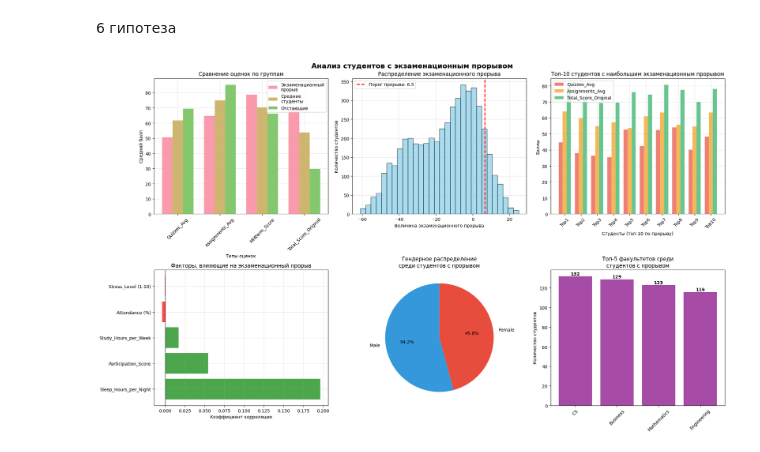
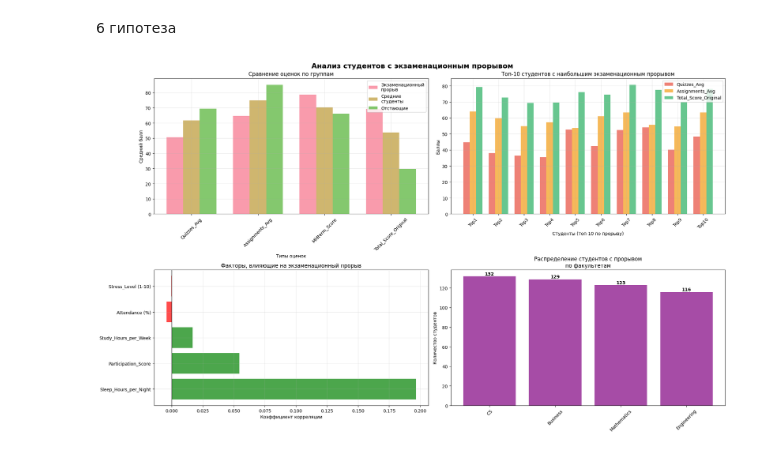
Before and after one commit to LukyanovD/my_cursov, a Jupyter notebook: Курсовая_по_BIG_DATA.ipynb, the cells around one changed output. Drawn from its saved outputs; the diff is of its cells as text; code cells hidden in the pictures.

```diff
--- a/Курсовая_по_BIG_DATA.ipynb
+++ b/Курсовая_по_BIG_DATA.ipynb
@@ -447,7 +393,7 @@ low_breakthrough = new_df6[new_df6['Exam_Breakthrough'] <= new_df6['Exam_Breakth
 average_students = new_df6[(new_df6['Exam_Breakthrough'] > new_df6['Exam_Breakthrough'].quantile(0.1)) &
                      (new_df6['Exam_Breakthrough'] < new_df6['Exam_Breakthrough'].quantile(0.9))]
 
-fig, axes = plt.subplots(2, 3, figsize=(20, 12))
+fig, axes = plt.subplots(2, 2, figsize=(20, 12))
 fig.suptitle('Анализ студентов с экзаменационным прорывом', fontsize=16, fontweight='bold', y=0.98)
 
 groups_comparison = pd.concat([
@@ -475,74 +421,61 @@ axes[0,0].grid(True, alpha=0.3)
 
 
 
-axes[0,1].hist(new_df6['Exam_Breakthrough'], bins=30, alpha=0.7, color='skyblue', edgecolor='black')
-axes[0,1].axvline(breakthrough_threshold, color='red', linestyle='--', linewidth=2,
-                 label=f'Порог прорыва: {breakthrough_threshold:.1f}')
-axes[0,1].set_xlabel('Величина экзаменационного прорыва')
-axes[0,1].set_ylabel('Количество студентов')
-axes[0,1].set_title('Распределение экзаменационного прорыва')
-axes[0,1].legend()
-axes[0,1].grid(True, alpha=0.3)
-
-
-
 top_10_breakthrough = new_df6.nlargest(10, 'Exam_Breakthrough')[['Student_ID', 'Exam_Breakthrough',
                                                            'Quizzes_Avg', 'Assignments_Avg', 'Total_Score_Original']]
 
 x_pos = np.arange(len(top_10_breakthrough))
 width = 0.25
 
-axes[0,2].bar(x_pos - width, top_10_breakthrough['Quizzes_Avg'], width,
+axes[0,1].bar(x_pos - width, top_10_breakthrough['Quizzes_Avg'], width,
               label='Quizzes_Avg', alpha=0.7, color='#e74c3c')
-axes[0,2].bar(x_pos, top_10_breakthrough['Assignments_Avg'], width,
+axes[0,1].bar(x_pos, top_10_breakthrough['Assignments_Avg'], width,
               label='Assignments_Avg', alpha=0.7, color='#f39c12')
-axes[0,2].bar(x_pos + width, top_10_breakthrough['Total_Score_Original'], width,
+axes[0,1].bar(x_pos + width, top_10_breakthrough['Total_Score_Original'], width,
               label='Total_Score_Original', alpha=0.7, color='#27ae60')
 
-axes[0,2].set_xlabel('Студенты (топ-10 по прорыву)')
-axes[0,2].set_ylabel('Баллы')
-axes[0,2].set_title('Топ-10 студентов с наибольшим экзаменационным прорывом')
-axes[0,2].set_xticks(x_pos)
-axes[0,2].set_xticklabels([f'Top{i+1}' for i in range(10)], rotation=45)
-axes[0,2].legend()
-axes[0,2].grid(True, alpha=0.3)
+axes[0,1].set_xlabel('Студенты (топ-10 по прорыву)')
+axes[0,1].set_ylabel('Баллы')
+axes[0,1].set_title('Топ-10 студентов с наибольшим экзаменационным прорывом')
+axes[0,1].set_xticks(x_pos)
+axes[0,1].set_xticklabels([f'Top{i+1}' for i in range(10)], rotation=45)
+axes[0,1].legend()
+axes[0,1].grid(True, alpha=0.3)
 
 
 factors = ['Study_Hours_per_Week', 'Attendance (%)', 'Stress_Level (1-10)',
            'Sleep_Hours_per_Night', 'Participation_Score']
 
 factor_data = []
 for factor in factors:
     if factor in new_df6.columns:
         correlation = new_df6['Exam_Breakthrough'].corr(new_df6[factor])
         factor_data.append((factor, correlation))
 
 factor_data.sort(key=lambda x: abs(x[1]), reverse=True)
 factors_sorted = [x[0] for x in factor_data[:5]]
 correlations_sorted = [x[1] for x in factor_data[:5]]
 
 colors = ['green' if corr > 0 else 'red' for corr in correlations_sorted]
 bars = axes[1,0].barh(factors_sorted, correlations_sorted, color=colors, alpha=0.7)
+
+
 axes[1,0].set_xlabel('Коэффициент корреляции')
 axes[1,0].set_title('Факторы, влияющие на экзаменационный прорыв')
 axes[1,0].axvline(0, color='black', linewidth=0.8)
 axes[1,0].grid(True, alpha=0.3)
 
-gender_breakthrough = high_breakthrough['Gender'].value_counts(normalize=True) * 100
-axes[1,1].pie(gender_breakthrough.values, labels=gender_breakthrough.index,
-                autopct='%1.1f%%', startangle=90, colors=['#3498db', '#e74c3c'])
-axes[1,1].set_title('Гендерное распределение\nсреди студентов с прорывом')
 
 dept_breakthrough = high_breakthrough['Department'].value_counts().head(5)
-axes[1,2].bar(dept_breakthrough.index, dept_breakthrough.values, alpha=0.7, color='purple')
-axes[1,2].set_title('Топ-5 факультетов среди\nстудентов с прорывом')
-axes[1,2].set_ylabel('Количество студентов')
-axes[1,2].tick_params(axis='x', rotation=45)
+axes[1,1].bar(dept_breakthrough.index, dept_breakthrough.values, alpha=0.7, color='purple')
+axes[1,1].set_title('Распределение студентов с прорывом\nпо факультетам')
+axes[1,1].set_ylabel('Количество студентов')
+axes[1,1].tick_params(axis='x', rotation=45)
 for i, count in enumerate(dept_breakthrough.values):
-    axes[1,2].text(i, count + 0.1, str(count), ha='center', va='bottom', fontweight='bold')
+    axes[1,1].text(i, count + 0.1, str(count), ha='center', va='bottom', fontweight='bold')
 
 
 plt.tight_layout()
 plt.show()
 # %% [output]
-[figure, old version]
+[figure, new version]
```
Also changed, not shown: parts of 3 cells of this notebook.
